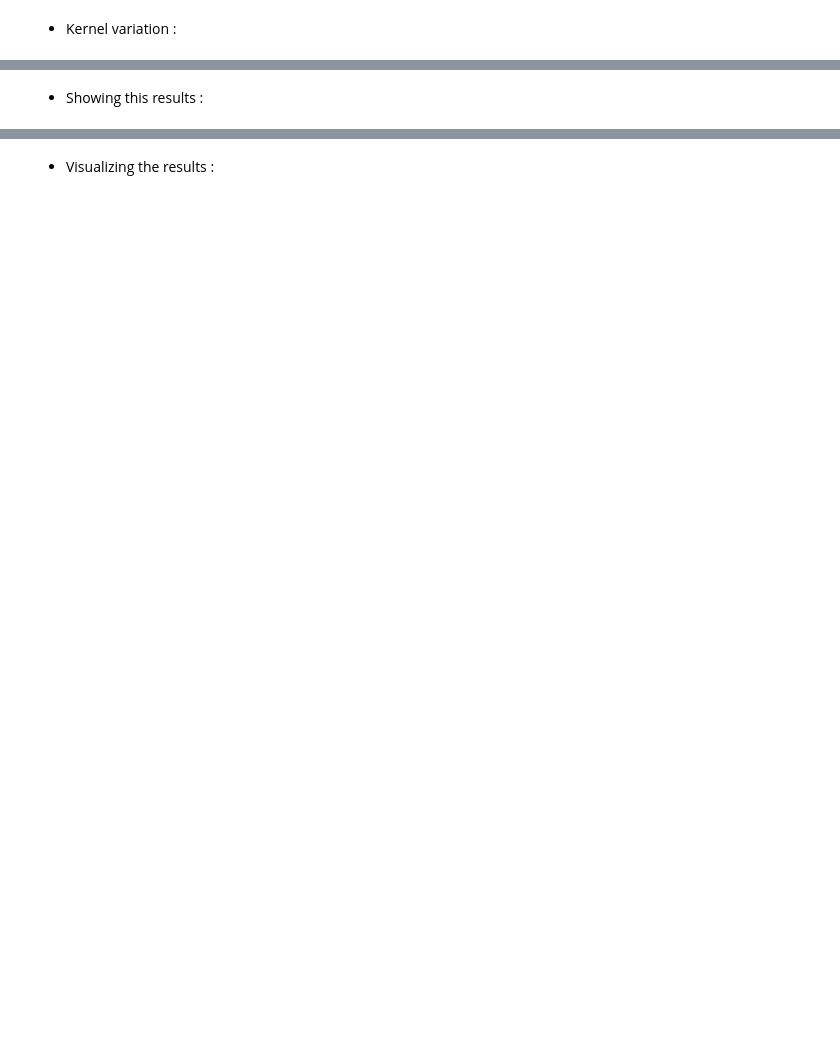
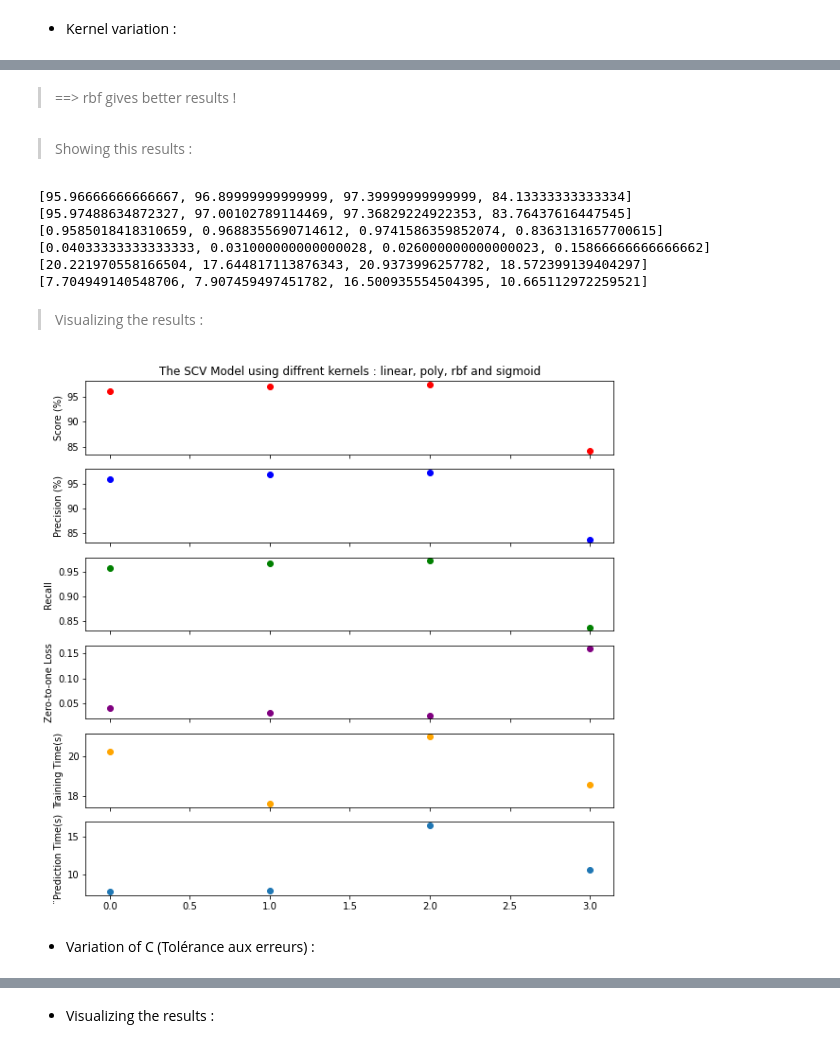
Before and after one commit to Said-bachar/TP-Supervised-Learning, a Jupyter notebook: TP3/TP3.ipynb, the cells around one changed output, grey strips where cells are left out. Drawn from its saved outputs; the diff is of its cells as text; code cells hidden in the pictures; blank space fills up the shorter version.

```diff
--- a/TP3/TP3.ipynb
+++ b/TP3/TP3.ipynb
@@ -28,2 +58,9 @@ xtrain, xtest, ytrain, ytest =train_test_split(data, target, train_size=int(len(
 # %% [markdown]
 * Kernel variation :
+# %%
+KernelScore =[]
+KernelPrecision = []
+KernelRecall = []
+KernelLoss = []
+KernelTimeTraining = []
+KernelTimePrediction = []
@@ -30,2 +129,41 @@ xtrain, xtest, ytrain, ytest =train_test_split(data, target, train_size=int(len(
+# %% [markdown]
+> ==> rbf gives better results !
 # %% [markdown]
-* Showing this results :
+> Showing this results :
+# %%
+print(KernelScore)
+print(KernelPrecision)
+print(KernelRecall)
+print(KernelLoss)
+print(KernelTimeTraining)
+print(KernelTimePrediction)
+# %% [output]
+[95.96666666666667, 96.89999999999999, 97.39999999999999, 84.13333333333334]
+[95.97488634872327, 97.00102789114469, 97.36829224922353, 83.76437616447545]
+[0.9585018418310659, 0.9688355690714612, 0.9741586359852074, 0.8363131657700615]
+[0.04033333333333333, 0.031000000000000028, 0.026000000000000023, 0.15866666666666662]
+[20.221970558166504, 17.644817113876343, 20.9373996257782, 18.572399139404297]
+[7.704949140548706, 7.907459497451782, 16.500935554504395, 10.665112972259521]
+# %% [markdown]
+> Visualizing the results :
+# %%
+fig, axarr = plt.subplots(6, sharex=True, figsize=(10,10))
+axarr[0].scatter(range(4), KernelScore, c='red')
+axarr[0].set_title('The SCV Model using diffrent kernels : linear, poly, rbf and sigmoid')
+axarr[0].set_ylabel('Score (%)')
+axarr[1].scatter(range(4), KernelPrecision, c='blue')
+axarr[1].set_ylabel('Precision (%)')
+axarr[2].scatter(range(4), KernelRecall, c='green')
+axarr[2].set_ylabel('Recall ')
+axarr[3].scatter(range(4), KernelLoss, c='purple')
+axarr[3].set_ylabel('Zero-to-one Loss')
+axarr[4].scatter(range(4), KernelTimeTraining, c='orange')
+axarr[4].set_ylabel('Training Time(s)')
+axarr[5].scatter(range(4), KernelTimePrediction)
+axarr[5].set_ylabel('¨Prediction Time(s)')
+
+plt.show()
+# %% [output]
+[figure, added]
+# %% [markdown]
+* Variation of C (Tolérance aux erreurs) :
```
Also changed, not shown: parts of 19 cells of this notebook.
